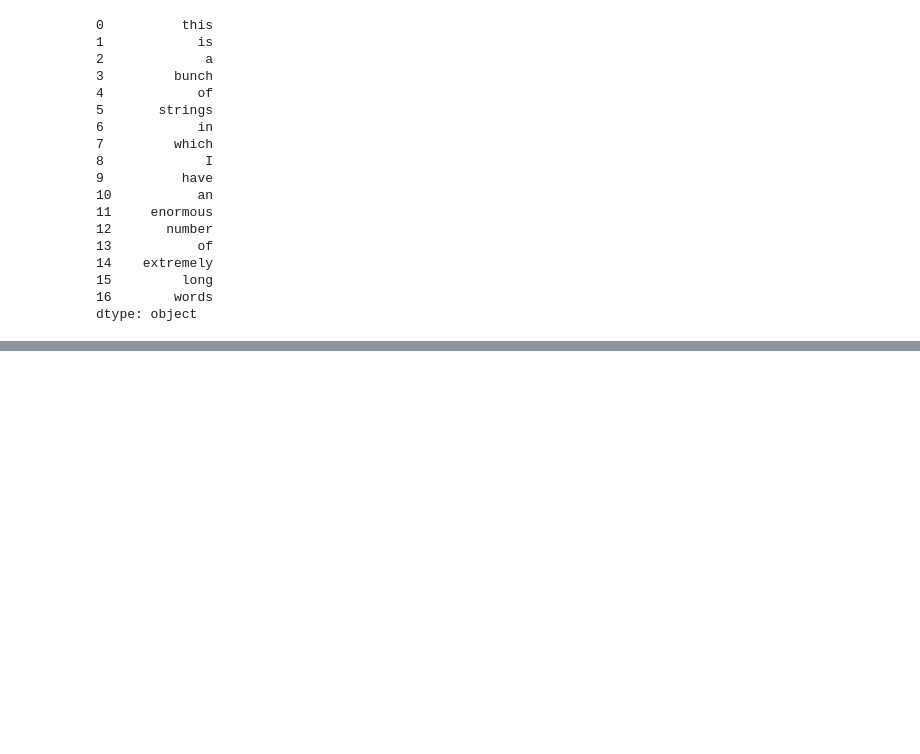
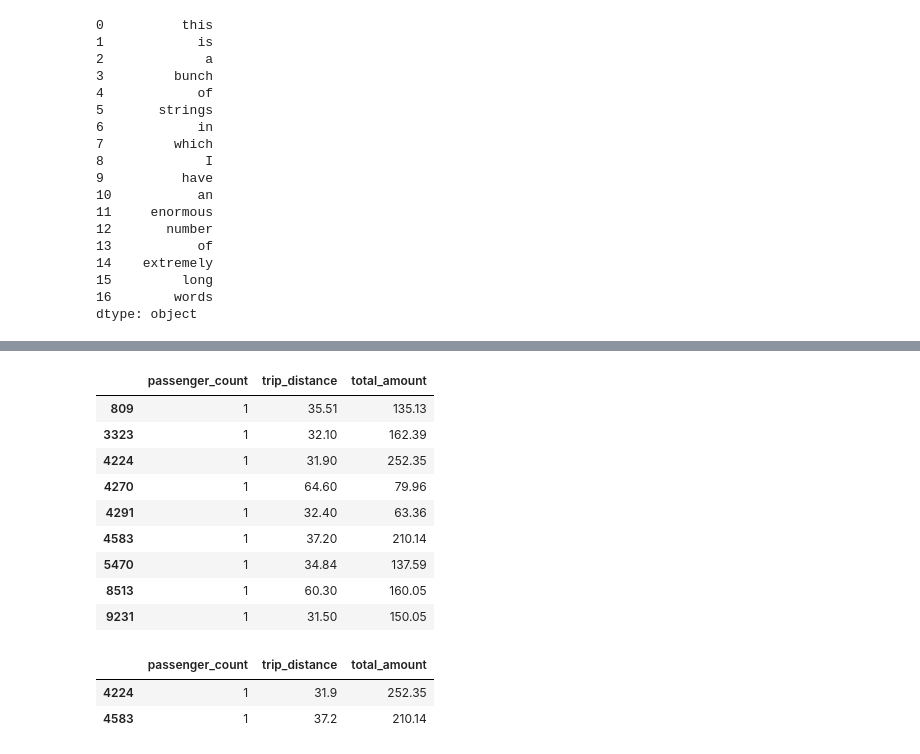
Before and after one commit to reuven/auckland-pug-2024-06June-19, a Jupyter notebook: loc in Pandas.ipynb, the cells around one changed output, grey strips where cells are left out. Drawn from its saved outputs; the diff is of its cells as text; code cells hidden in the pictures; blank space fills up the shorter version.

```diff
--- a/loc in Pandas.ipynb
+++ b/loc in Pandas.ipynb
@@ -535,0 +552,28 @@ dtype: object
+# %%
+df.loc[
+    lambda df_: df_['trip_distance'] > 30
+]
+# %% [output]
+|  | passenger_count | trip_distance | total_amount |
+| 809 | 1 | 35.51 | 135.13 |
+| 3323 | 1 | 32.10 | 162.39 |
+| 4224 | 1 | 31.90 | 252.35 |
+| 4270 | 1 | 64.60 | 79.96 |
+| 4291 | 1 | 32.40 | 63.36 |
+| 4583 | 1 | 37.20 | 210.14 |
+| 5470 | 1 | 34.84 | 137.59 |
+| 8513 | 1 | 60.30 | 160.05 |
+| 9231 | 1 | 31.50 | 150.05 |
+# %%
+# we can use method chaining in Pandas
+# this takes advantage of the fact that if we open parentheses, we can have multi-line expressions
+
+(
+    df
+    .loc[lambda df_: df_['trip_distance'] > 30]
+    .loc[lambda df_: df_['total_amount'] > 200]
+)
+# %% [output]
+|  | passenger_count | trip_distance | total_amount |
+| 4224 | 1 | 31.9 | 252.35 |
+| 4583 | 1 | 37.2 | 210.14 |
```
Also changed, not shown: parts of 1 cell of this notebook.
